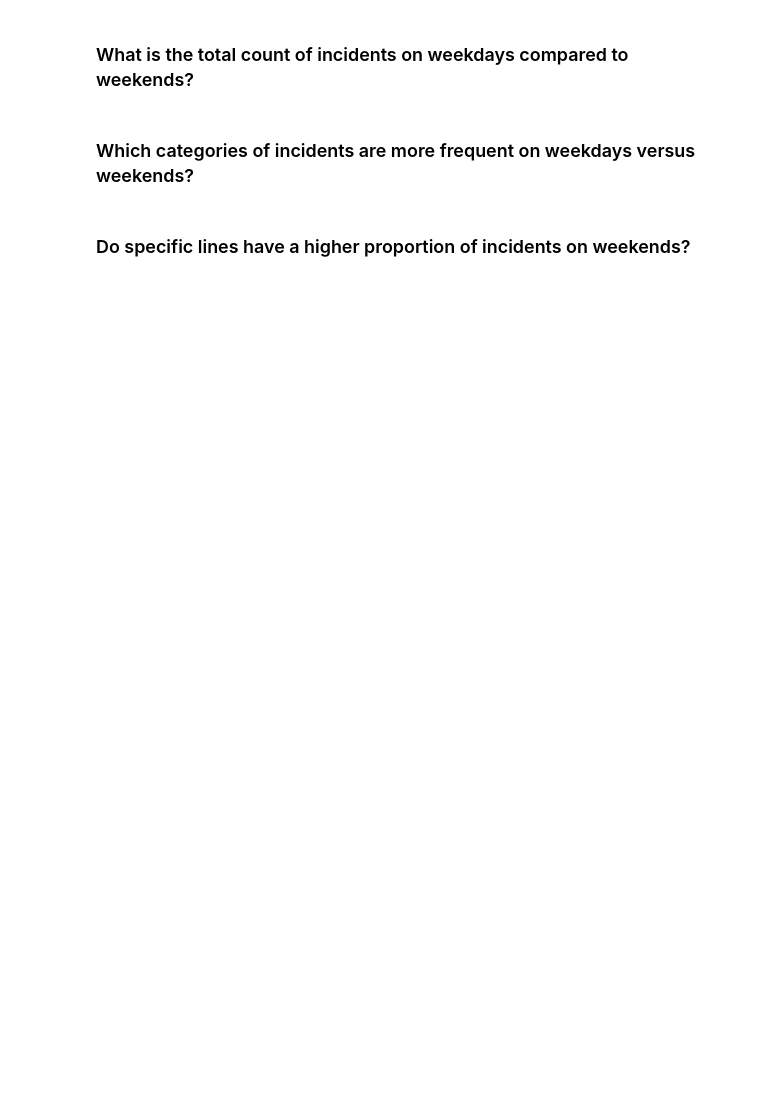
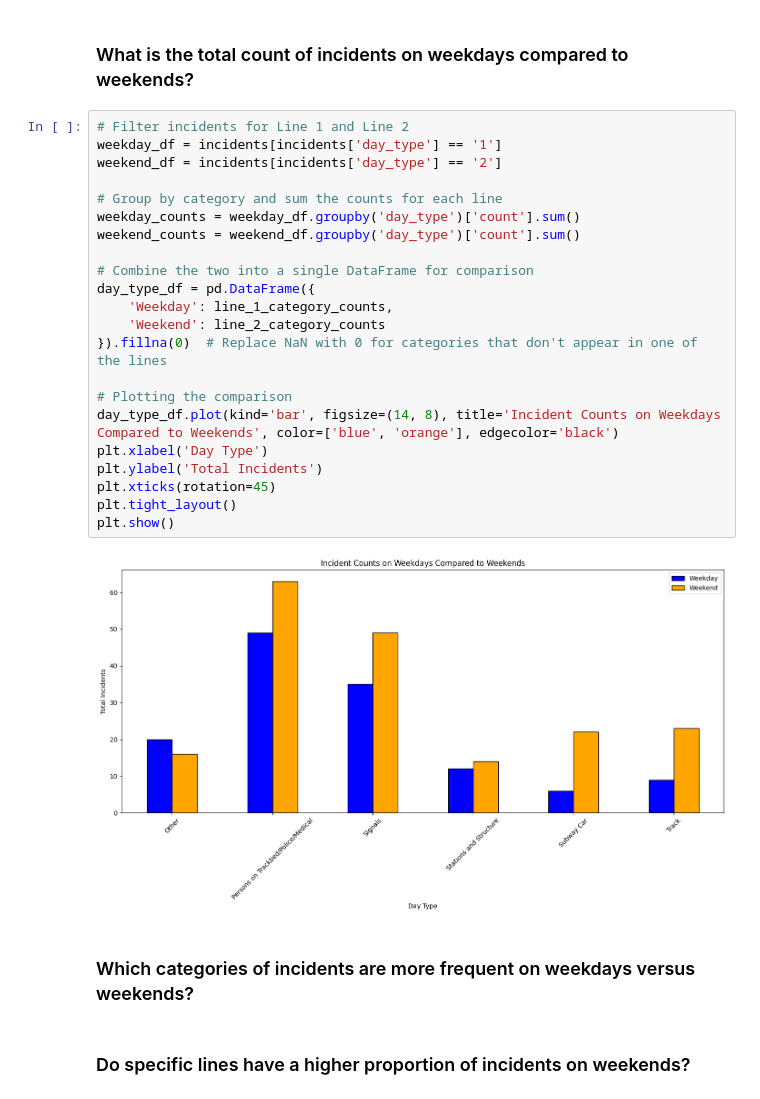
Before and after one commit to wdavjr/wd-mta-major-incidents-analysis, a Jupyter notebook: mta_major_incidents_2020.ipynb, the cells around one changed output. Drawn from its saved outputs; the diff is of its cells as text; blank space fills up the shorter version.

```diff
--- a/mta_major_incidents_2020.ipynb
+++ b/mta_major_incidents_2020.ipynb
@@ -265,5 +289,29 @@ Average number of incidents across all lines: 1.3056968463886063
 # %% [markdown]
 ### What is the total count of incidents on weekdays compared to weekends?
+# %%
+# Filter incidents for Line 1 and Line 2
+weekday_df = incidents[incidents['day_type'] == '1']
+weekend_df = incidents[incidents['day_type'] == '2']
+
+# Group by category and sum the counts for each line
+weekday_counts = weekday_df.groupby('day_type')['count'].sum()
+weekend_counts = weekend_df.groupby('day_type')['count'].sum()
+
+# Combine the two into a single DataFrame for comparison
+day_type_df = pd.DataFrame({
+    'Weekday': line_1_category_counts,
+    'Weekend': line_2_category_counts
+}).fillna(0)  # Replace NaN with 0 for categories that don't appear in one of the lines
+
+# Plotting the comparison
+day_type_df.plot(kind='bar', figsize=(14, 8), title='Incident Counts on Weekdays Compared to Weekends', color=['blue', 'orange'], edgecolor='black')
+plt.xlabel('Day Type')
+plt.ylabel('Total Incidents')
+plt.xticks(rotation=45)
+plt.tight_layout()
+plt.show()
+# %% [output]
+[figure, added]
 # %% [markdown]
 ### Which categories of incidents are more frequent on weekdays versus weekends?
 # %% [markdown]
```
Also changed, not shown: parts of 2 cells of this notebook.
